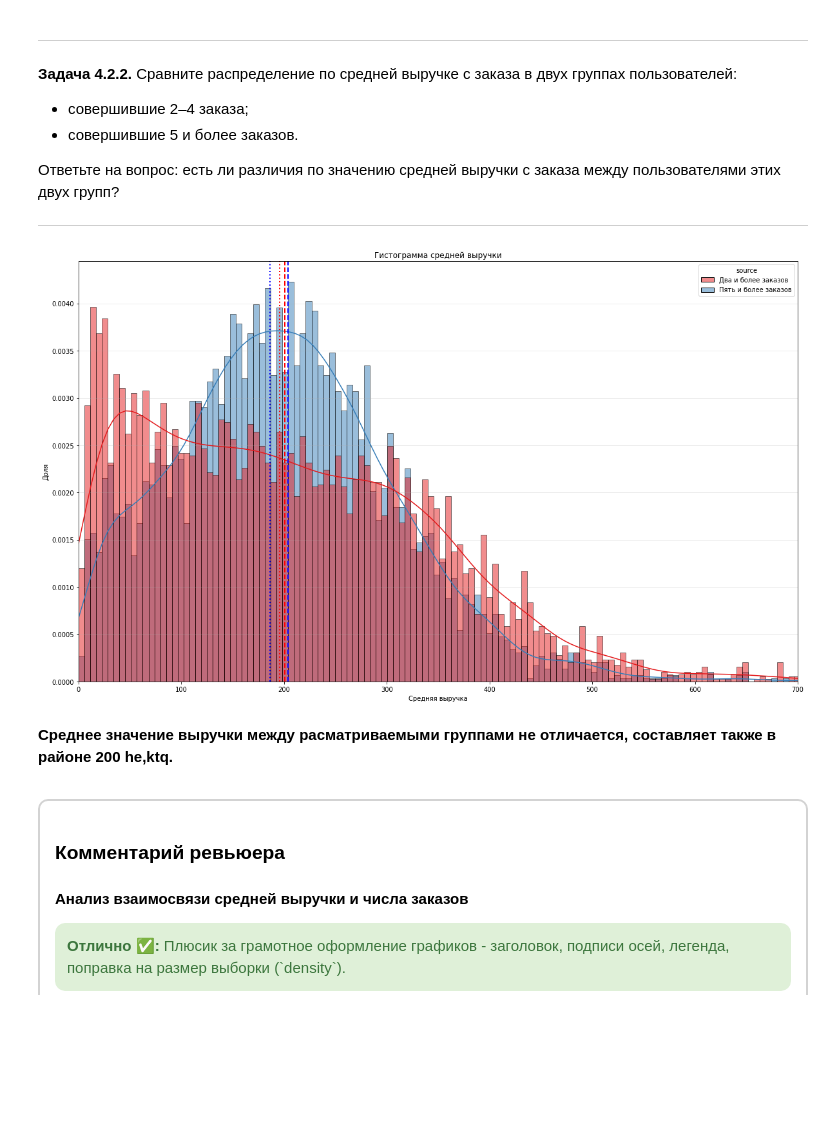
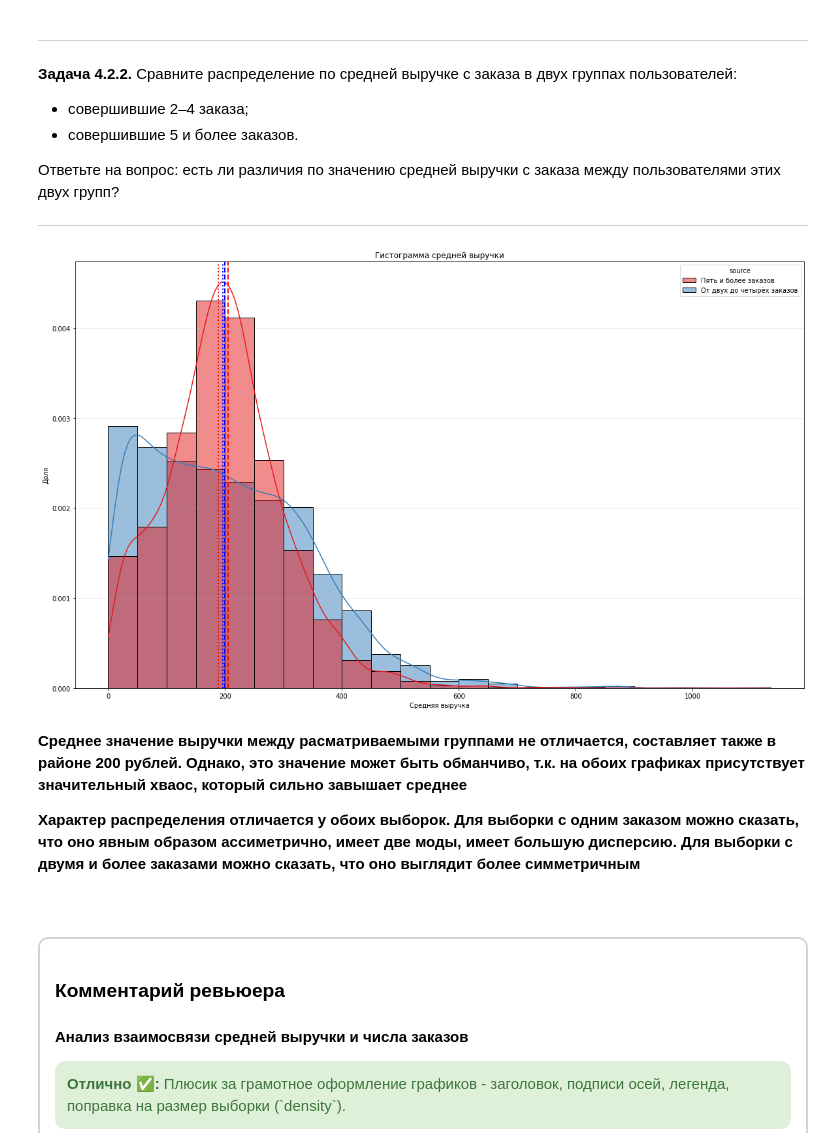
Before and after one commit to adons2004/afisha, a Jupyter notebook: afisha.ipynb, the cells around one changed output. Cells and saved outputs as stored; diff of their text form; code cells hidden in the pictures; blank space fills up the shorter version.

```diff
--- a/afisha.ipynb
+++ b/afisha.ipynb
@@ -742,0 +917,2 @@ f'Количество исключенных строк {number_of_excluded_row
+# %%
+cadf['days_since_prev'] = cadf['days_since_prev'].astype('Int16')
@@ -1119,4 +1303,3 @@ print('Всего удалено', number_days_since_prev_mean_exceeds_percentil
 # %%
-pdf = pdf[pdf['days_since_prev_mean'] < days_since_prev_mean_percentile_99].copy()
-pdf = pdf[pdf['order_id_count'] < order_id_count_percentile_95].copy()
+pdf = pdf[pdf['total_orders'] < number_total_orders_exeeds_percentile_99].copy()
 # %%
@@ -1494,6 +1741,6 @@ draw_bar_is_two(service_name_df.head(10), 'Сервис партнер', 'Рас
 ---
 # %%
 avg_ticket_df = pdf.copy()
-avg_ticket_df['avg_revenue_rub'] = avg_ticket_df['revenue_rub_mean'] / avg_ticket_df['tickets_count_mean']
+avg_ticket_df['avg_revenue_rub_per_ticket'] = avg_ticket_df['avg_revenue_rub'] / avg_ticket_df['avg_tickets_count']
 avg_ticket_df.head(10)
 # %% [output]
@@ -1511,40 +1758,48 @@ avg_ticket_df.head(10)
 # %%
 def draw_compare_hist(df, df_condition_left, df_label_left, df_condition_right, df_label_right):
 
-    plt.close()
+    plt.figure(figsize=(20, 12))
 
-    left = df[df_condition_left(df)][['avg_revenue_rub']].copy()
+    left = df[df_condition_left(df)][['avg_revenue_rub_per_ticket']].copy()
     left['source'] = df_label_left
 
-    right = df[df_condition_right(df)][['avg_revenue_rub']].copy()
+    right = df[df_condition_right(df)][['avg_revenue_rub_per_ticket']].copy()
     right['source'] = df_label_right
 
     combined = pd.concat([left, right], ignore_index=True)
 
-    plt.figure(figsize=(20, 12))
+    min_value = left['avg_revenue_rub_per_ticket'].min()
+
+    if min_value > right['avg_revenue_rub_per_ticket'].min():
+        min_value = right['avg_revenue_rub_per_ticket'].min()
+
+    max_value = left['avg_revenue_rub_per_ticket'].min()
+
+    if max_value < right['avg_revenue_rub_per_ticket'].max():
+        max_value = right['avg_revenue_rub_per_ticket'].max()
 
     hist = sns.histplot(
         data=combined,
-        x='avg_revenue_rub',
+        x='avg_revenue_rub_per_ticket',
         hue='source',
         stat='density',
         common_norm=False,
         alpha=0.5,
         palette='Set1',
         edgecolor='black',
-        bins=200,
+        bins = range(math.floor(min_value), math.ceil(max_value)+1, 50),
         legend=True,
         kde=True
     )
 
-    left_mean = left['avg_revenue_rub'].mean()
-    left_median = left['avg_revenue_rub'].median()
+    left_mean = left['avg_revenue_rub_per_ticket'].mean()
+    left_median = left['avg_revenue_rub_per_ticket'].median()
 
     hist.axvline(left_mean, color='blue', linestyle="--", linewidth=2, label="Mean")
     hist.axvline(left_median, color='blue', linestyle=":", linewidth=2, label="Median")
 
-    right_mean = right['avg_revenue_rub'].mean()
-    right_median = right['avg_revenue_rub'].median()
+    right_mean = right['avg_revenue_rub_per_ticket'].mean()
+    right_median = right['avg_revenue_rub_per_ticket'].median()
 
     hist.axvline(right_mean, color='red', linestyle="--", linewidth=2, label="Mean")
     hist.axvline(right_median, color='red', linestyle=":", linewidth=2, label="Median")
@@ -1553,10 +1808,9 @@ def draw_compare_hist(df, df_condition_left, df_label_left, df_condition_right,
     plt.ylabel('Доля')
     plt.title('Гистограмма средней выручки')
     plt.grid(axis='y', alpha=0.3)
-    plt.xlim(0, 700)
-
 
     plt.show()
+    plt.close()
 # %%
 draw_compare_hist(avg_ticket_df, lambda df: df['is_two'] == False, 'Один заказ', lambda df: df['is_two'] == True, 'Два и более заказов')
 # %% [output]
@@ -1578,13 +1836,18 @@ draw_compare_hist(avg_ticket_df, lambda df: df['is_two'] == False, 'Один з
 
 ---
 # %%
-draw_compare_hist(avg_ticket_df, lambda df: ((df['is_two'] == True) & (df['is_five'] == False)), 'Два и более заказов', lambda df: df['is_five'] == True, 'Пять и более заказов')
+draw_compare_hist(avg_ticket_df, lambda df: df['is_five'] == True, 'Пять и более заказов', lambda df: ((df['is_two'] == True) & (df['is_five'] == False)), 'От двух до четырёх заказов')
 # %% [output]
-[figure, old version]
+[figure, new version]
 # %% [markdown]
 <b>
-    <p>Среднее значение выручки между расматриваемыми группами не отличается, составляет также в районе 200 he,ktq.</p>
+    <p>Среднее значение выручки между расматриваемыми группами не отличается, составляет также в районе 200 рублей. Однако, это значение может быть обманчиво, т.к. на обоих графиках присутствует значительный хваос, который сильно завышает среднее</p>
+    <p>Характер распределения отличается у обоих выборок. Для выборки с одним заказом можно сказать, что оно явным образом ассиметрично, имеет две моды, имеет большую дисперсию. Для выборки с двумя и более заказами можно сказать, что оно выглядит более симметричным</p>
 </b>
+# %% [markdown]
+<b>
+    <p></p>
+</b>
 # %% [markdown]
 <div style="border:solid #D3D3D3 2px;  border-radius: 10px; padding: 15px">
 <h3> Комментарий ревьюера <a class="tocSkip"></h3>
```
Also changed, not shown: parts of 169 cells of this notebook.
